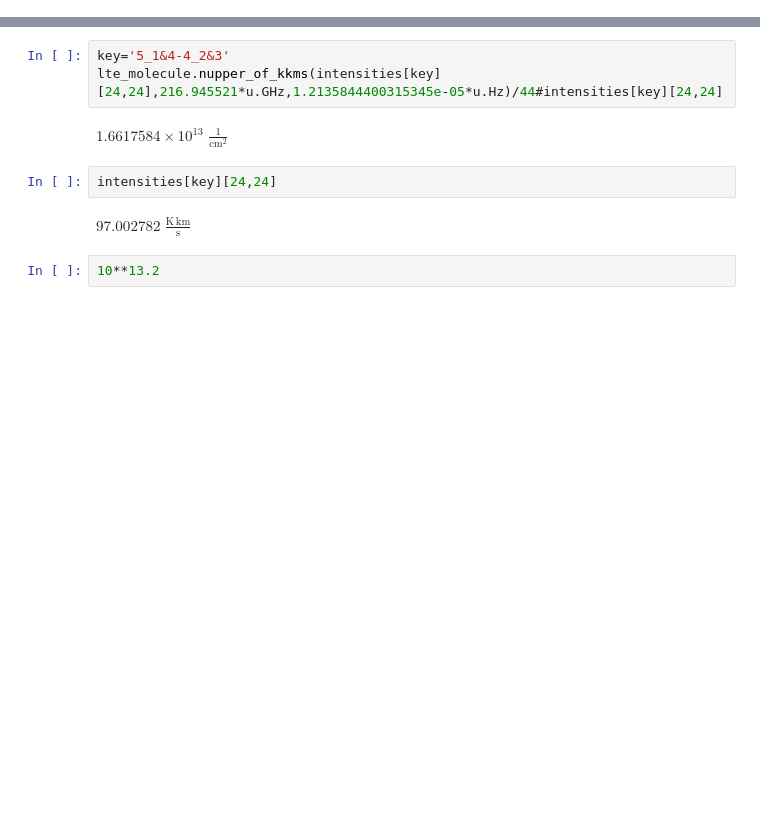
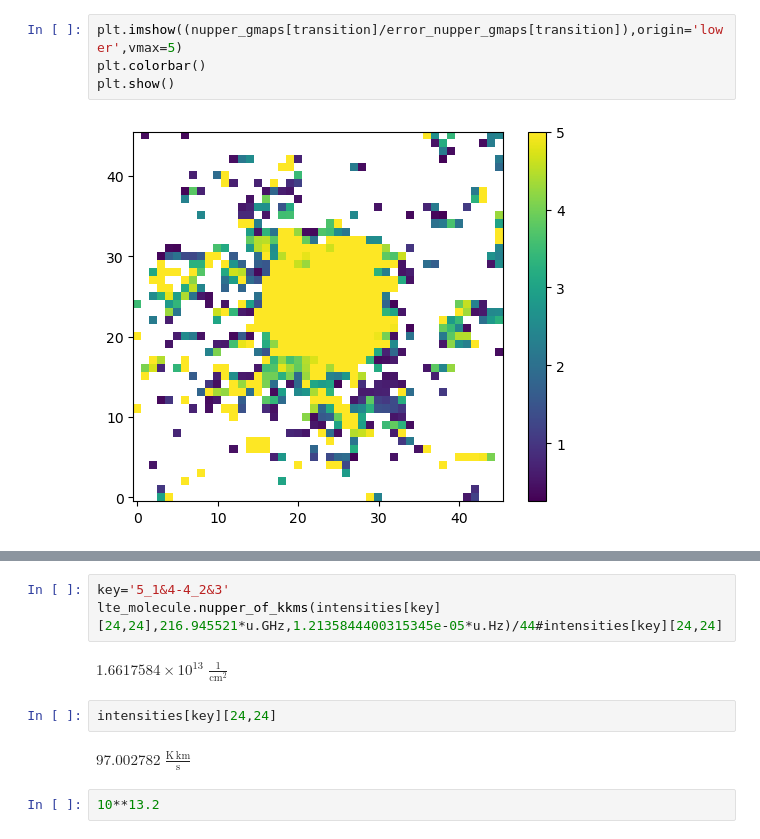
Before and after one commit to djeff1887/SgrB2DS_COMWorkspace, a Jupyter notebook: scripts/rotationaltemperatures.ipynb, the cells around one changed output, grey strips where cells are left out. Cells and saved outputs as stored; diff of their text form; blank space fills up the shorter version.

```diff
--- a/scripts/rotationaltemperatures.ipynb
+++ b/scripts/rotationaltemperatures.ipynb
@@ -158,0 +46,6 @@ Create 21(5,16)(2)-21(4,17)(2) spatial-velocity mask
+# %%
+plt.imshow((nupper_gmaps[transition]/error_nupper_gmaps[transition]),origin='lower',vmax=5)
+plt.colorbar()
+plt.show()
+# %% [output]
+[figure, added]
```
Also changed, not shown: parts of 5 cells of this notebook, 4 other files.
